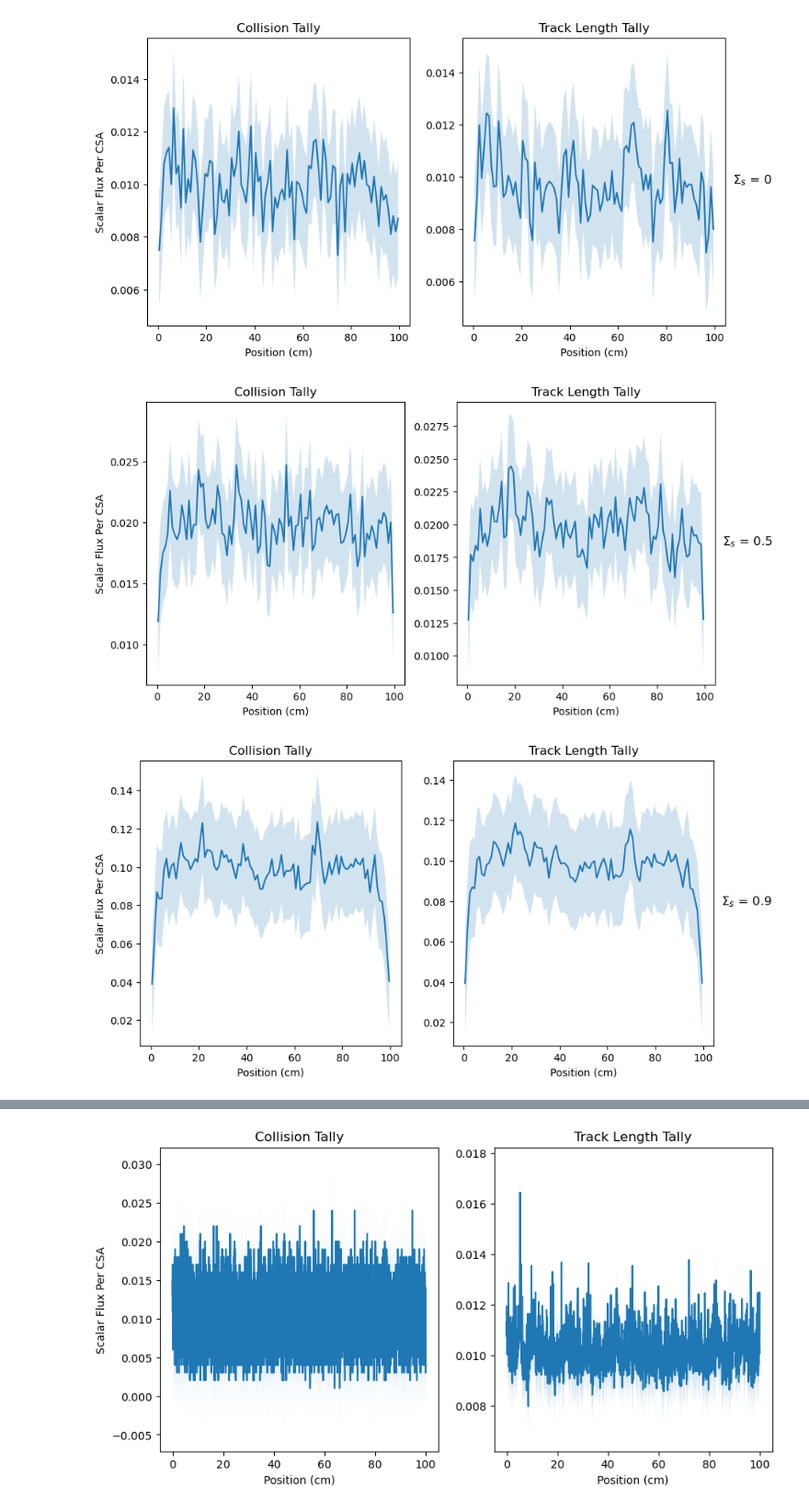
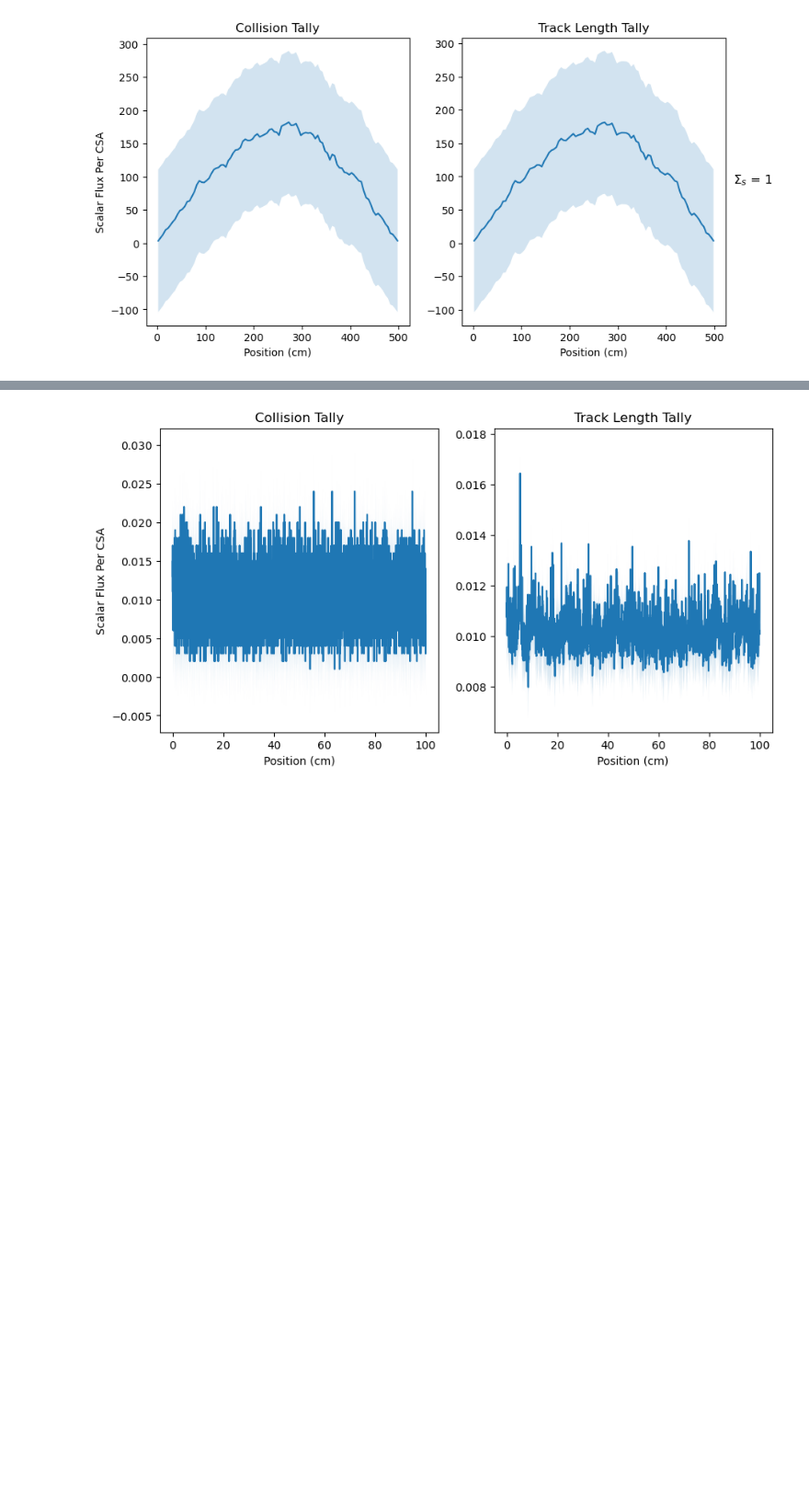
Before and after one commit to bradenpecora/ME388F, a Jupyter notebook: HW4/monte_carlo.ipynb, the cells around one changed output, grey strips where cells are left out. Shown at 92% size. Drawn from its saved outputs; the diff is of its cells as text; code cells hidden in the pictures; blank space fills up the shorter version.

```diff
--- a/HW4/monte_carlo.ipynb
+++ b/HW4/monte_carlo.ipynb
@@ -161,8 +161,8 @@ class MonteCarlo():
         ), "right_boundary must be none or 'reflecting'"
         self.right_boundary = right_boundary
 
-        self.max_cell_transfers = 100_000
-        self.max_interactions = 100_000
+        self.max_cell_transfers = 1000_000
+        self.max_interactions = 1000_000
 
         self.particle_exits_left = 0
         self.particle_exits_right = 0
@@ -268,6 +268,8 @@ class MonteCarlo():
             else:
                 raise Exception("Invalid interaction type")
 
+
+
     def simulate(self):
         """Simulate the transport of particles through the mesh and tally the results"""
 
@@ -308,8 +310,8 @@ class MonteCarlo():
 # %%
 def problem_2(
     number_of_particles=10000,
-    problem_width=100,
-    number_of_cells=100,
+    problem_width=3,
+    number_of_cells=300,
     sigma_t=1,
     sigma_s=0,
 ):
@@ -334,8 +336,8 @@ def problem_2(
     text_str = f"$\Sigma_s$ = {sigma_s}\nLeft Current*Area: {left_current_times_area}\nRight Current*Area: {right_current_times_area}"
     fig.text(0.91, 0.5, text_str, fontsize=12, verticalalignment='center')
 
-for sigma_s in [0, 0.0001, 0.001, 0.01, 0.1, 0.5, 0.9, 0.99, 0.999, 0.9999, 1]:
-# for sigma_s in [0.9]:
+# for sigma_s in [0, 0.0001, 0.001, 0.01, 0.1, 0.5, 0.9, 0.99, 0.999, 0.9999, 1]:
+for sigma_s in [1]:
     problem_2(sigma_s=sigma_s)
     plt.show()
 # %% [output]
@@ -353,30 +345,29 @@ for sigma_s in [0, 0.0001, 0.001, 0.01, 0.1, 0.5, 0.9, 0.99, 0.999, 0.9999, 1]:
 # %%
 def problem_3(
-    number_of_particles=10000,
-    problem_width=100,
+    number_of_particles=100,
+    problem_width=500,
     number_of_cells=100,
     sigma_t=1,
     sigma_s=1,
 ):
     material = Material(sigma_total=sigma_t, sigma_scatter=sigma_s)
     mesh = Mesh(problem_width, number_of_cells, material)
 
     uniform_source = IsotropicVolumetricSource(number_of_particles, location_min=0, location_max=problem_width)
 
     sim = MonteCarlo([uniform_source], mesh)
     sim.simulate()
 
     fig, ax = sim.plot_tallies()
 
     text_str = rf"$\Sigma_s$ = {sigma_s}"
     fig.text(0.91, 0.5, text_str, fontsize=12, verticalalignment='center')
 
 
 # for sigma_s in [0, 0.0001, 0.001, 0.01, 0.1, 0.5, 0.9, 0.99, 0.999, 0.9999, 1]:
-for sigma_s in [0, 0.5, 0.9, 0.999, 1]:
+# for sigma_s in [0, 0.5, 0.9, 0.999, 1]:
+for sigma_s in [1]:
     problem_3(sigma_s=sigma_s)
     plt.show()
 # %% [output]
-[figure, old version]
+[figure, new version]
-[figure, removed]
-[figure, removed]
```
Also changed, not shown: parts of 2 cells of this notebook, 9 other files.
